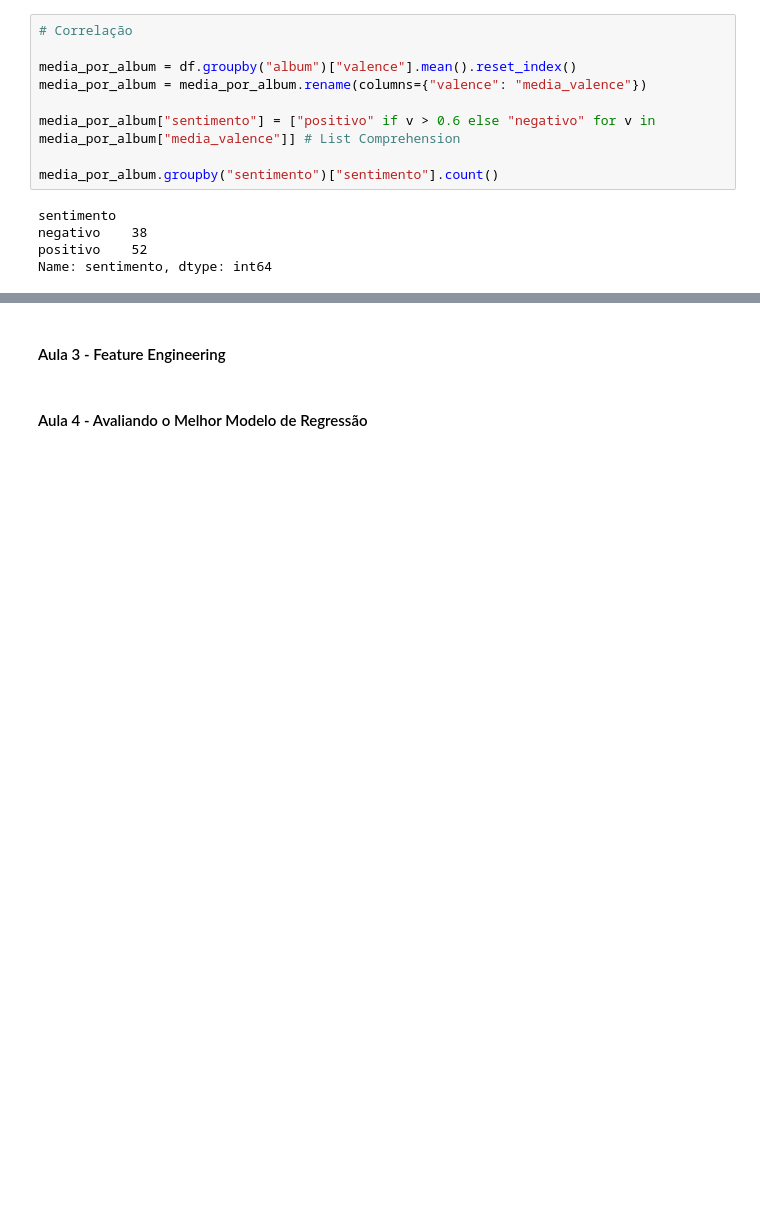
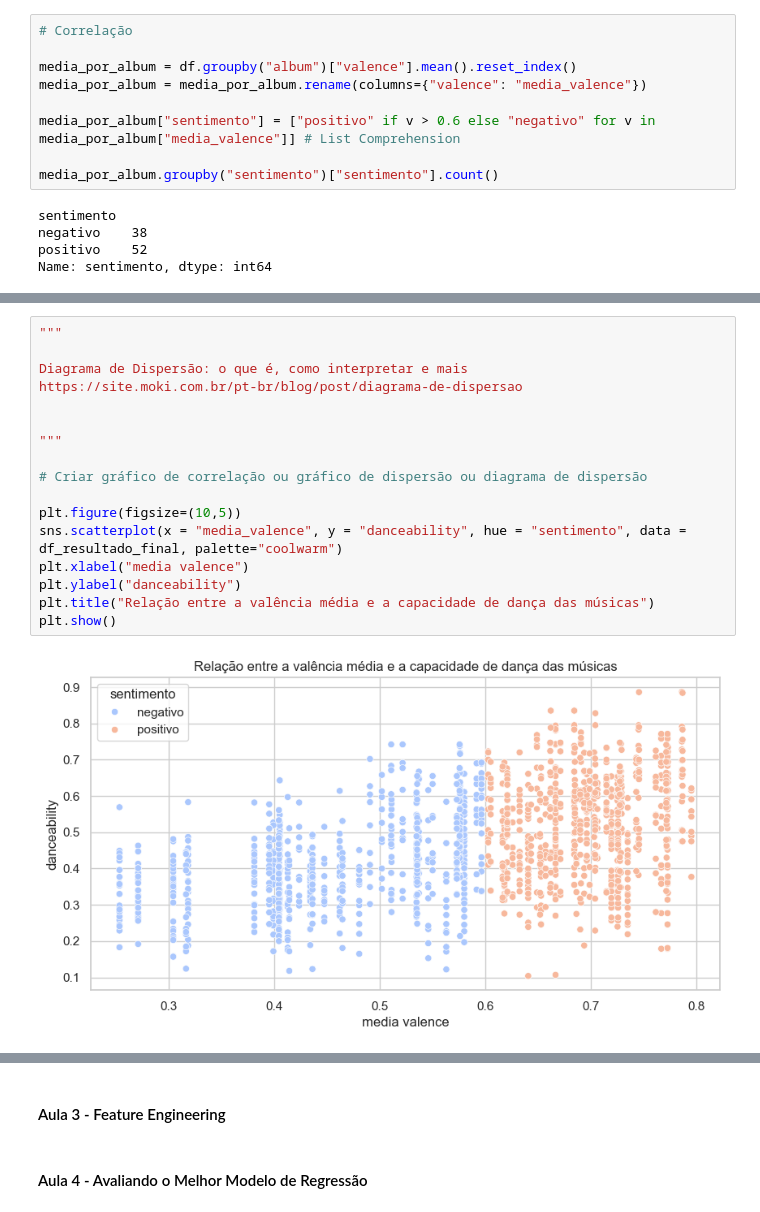
Before and after one commit to RicardViana/fiap-Machine-Learning-and-Time-Series, a Jupyter notebook: machine_learning_com_python.ipynb, the cells around one changed output, grey strips where cells are left out. Drawn from its saved outputs; the diff is of its cells as text; blank space fills up the shorter version.

```diff
--- a/machine_learning_com_python.ipynb
+++ b/machine_learning_com_python.ipynb
@@ -918,0 +978,19 @@ df_resultado_final.tail()
+# %%
+"""
+
+Diagrama de Dispersão: o que é, como interpretar e mais
+https://site.moki.com.br/pt-br/blog/post/diagrama-de-dispersao
+
+
+"""
+
+# Criar gráfico de correlação ou gráfico de dispersão ou diagrama de dispersão
+
+plt.figure(figsize=(10,5))
+sns.scatterplot(x = "media_valence", y = "danceability", hue = "sentimento", data = df_resultado_final, palette="coolwarm")
+plt.xlabel("media valence")
+plt.ylabel("danceability")
+plt.title("Relação entre a valência média e a capacidade de dança das músicas")
+plt.show()
+# %% [output]
+[figure, added]
```
Also changed, not shown: parts of 15 cells of this notebook.
